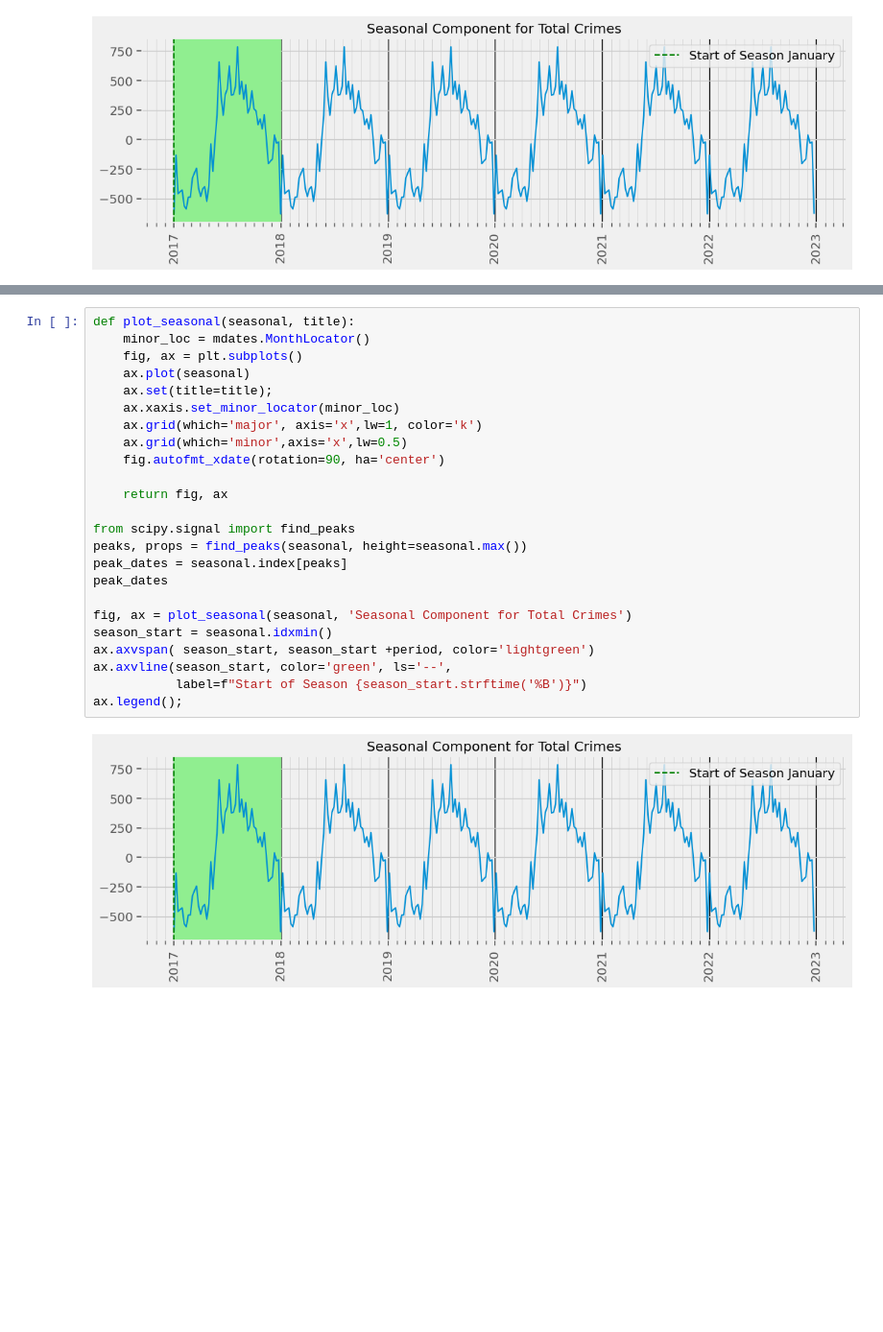
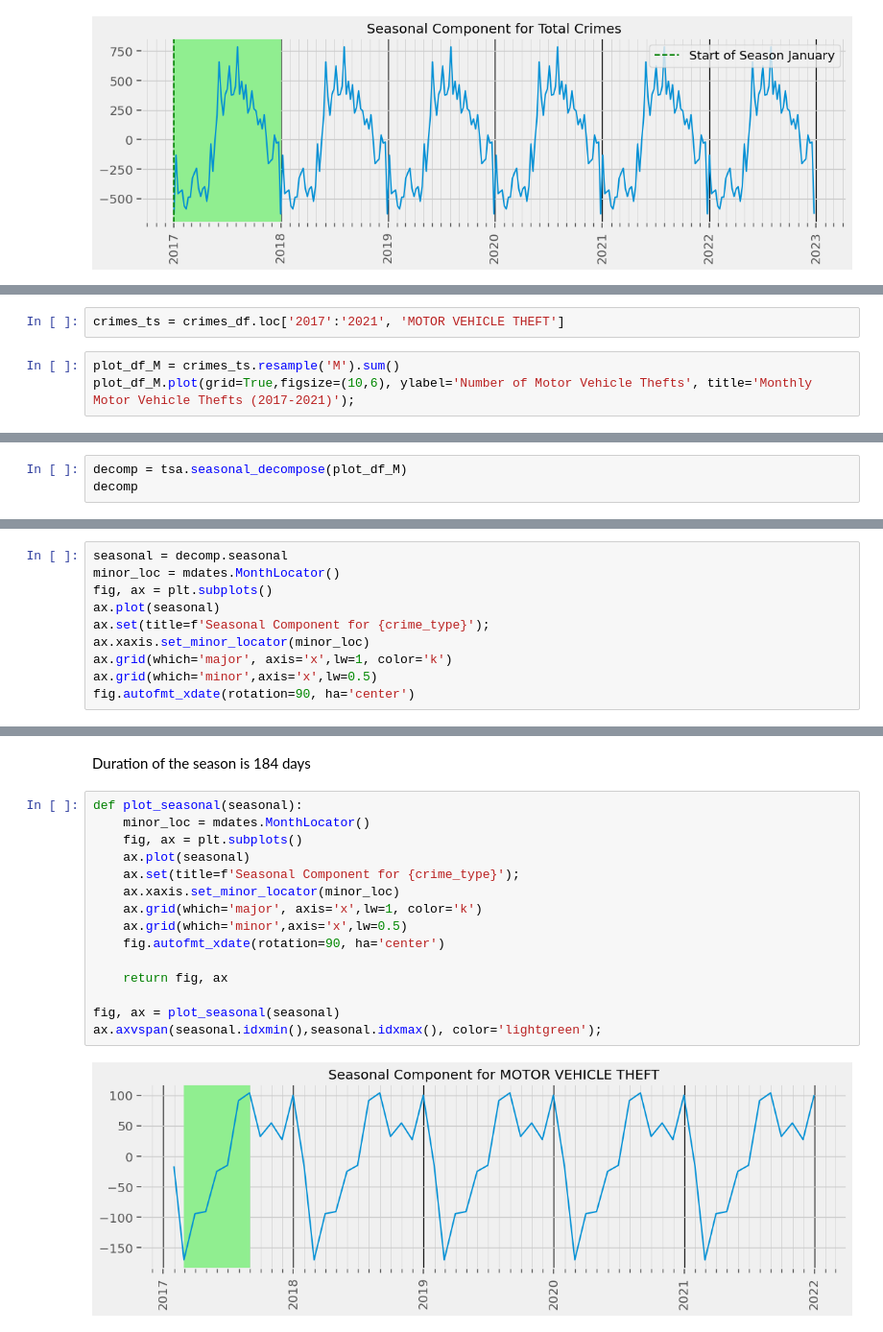
Before and after one commit to Khalil-Salama/Chicago-crime-data, a Jupyter notebook: Chicago_crime_data.ipynb, the cells around one changed output, grey strips where cells are left out. Shown at 96% size. Cells and saved outputs as stored; diff of their text form; blank space fills up the shorter version.

```diff
--- a/Chicago_crime_data.ipynb
+++ b/Chicago_crime_data.ipynb
@@ -981,0 +1005,5 @@ ax.legend();
+# %%
+crimes_ts = crimes_df.loc['2017':'2021', 'MOTOR VEHICLE THEFT']
+# %%
+plot_df_M = crimes_ts.resample('M').sum()
+plot_df_M.plot(grid=True,figsize=(10,6), ylabel='Number of Motor Vehicle Thefts', title='Monthly Motor Vehicle Thefts (2017-2021)');
@@ -981,0 +1028,3 @@ ax.legend();
+# %%
+decomp = tsa.seasonal_decompose(plot_df_M)
+decomp
@@ -981,0 +1039,10 @@ ax.legend();
+# %%
+seasonal = decomp.seasonal
+minor_loc = mdates.MonthLocator()
+fig, ax = plt.subplots()
+ax.plot(seasonal)
+ax.set(title=f'Seasonal Component for {crime_type}');
+ax.xaxis.set_minor_locator(minor_loc)
+ax.grid(which='major', axis='x',lw=1, color='k')
+ax.grid(which='minor',axis='x',lw=0.5)
+fig.autofmt_xdate(rotation=90, ha='center')
@@ -982,26 +1075,19 @@ ax.legend();
+# %% [markdown]
+Duration of the season is 184 days
 # %%
-def plot_seasonal(seasonal, title):
+def plot_seasonal(seasonal):
     minor_loc = mdates.MonthLocator()
     fig, ax = plt.subplots()
     ax.plot(seasonal)
-    ax.set(title=title);
+    ax.set(title=f'Seasonal Component for {crime_type}');
     ax.xaxis.set_minor_locator(minor_loc)
     ax.grid(which='major', axis='x',lw=1, color='k')
     ax.grid(which='minor',axis='x',lw=0.5)
     fig.autofmt_xdate(rotation=90, ha='center')
 
     return fig, ax
 
-from scipy.signal import find_peaks
-peaks, props = find_peaks(seasonal, height=seasonal.max())
-peak_dates = seasonal.index[peaks]
-peak_dates
-
-fig, ax = plot_seasonal(seasonal, 'Seasonal Component for Total Crimes')
-season_start = seasonal.idxmin()
-ax.axvspan( season_start, season_start +period, color='lightgreen')
-ax.axvline(season_start, color='green', ls='--',
-           label=f"Start of Season {season_start.strftime('%B')}")
-ax.legend();
+fig, ax = plot_seasonal(seasonal)
+ax.axvspan(seasonal.idxmin(),seasonal.idxmax(), color='lightgreen');
 # %% [output]
-[figure, old version]
+[figure, new version]
```
Also changed, not shown: parts of 23 cells of this notebook.
